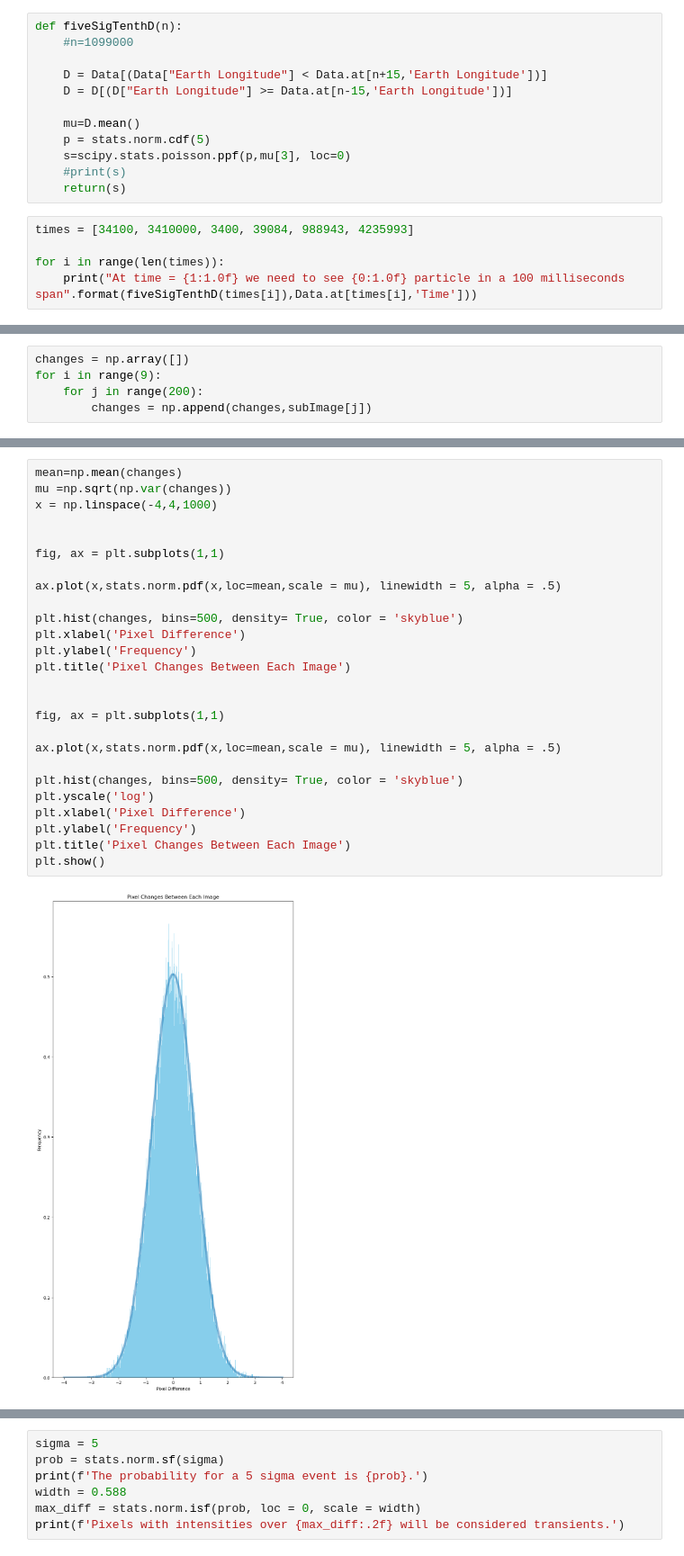
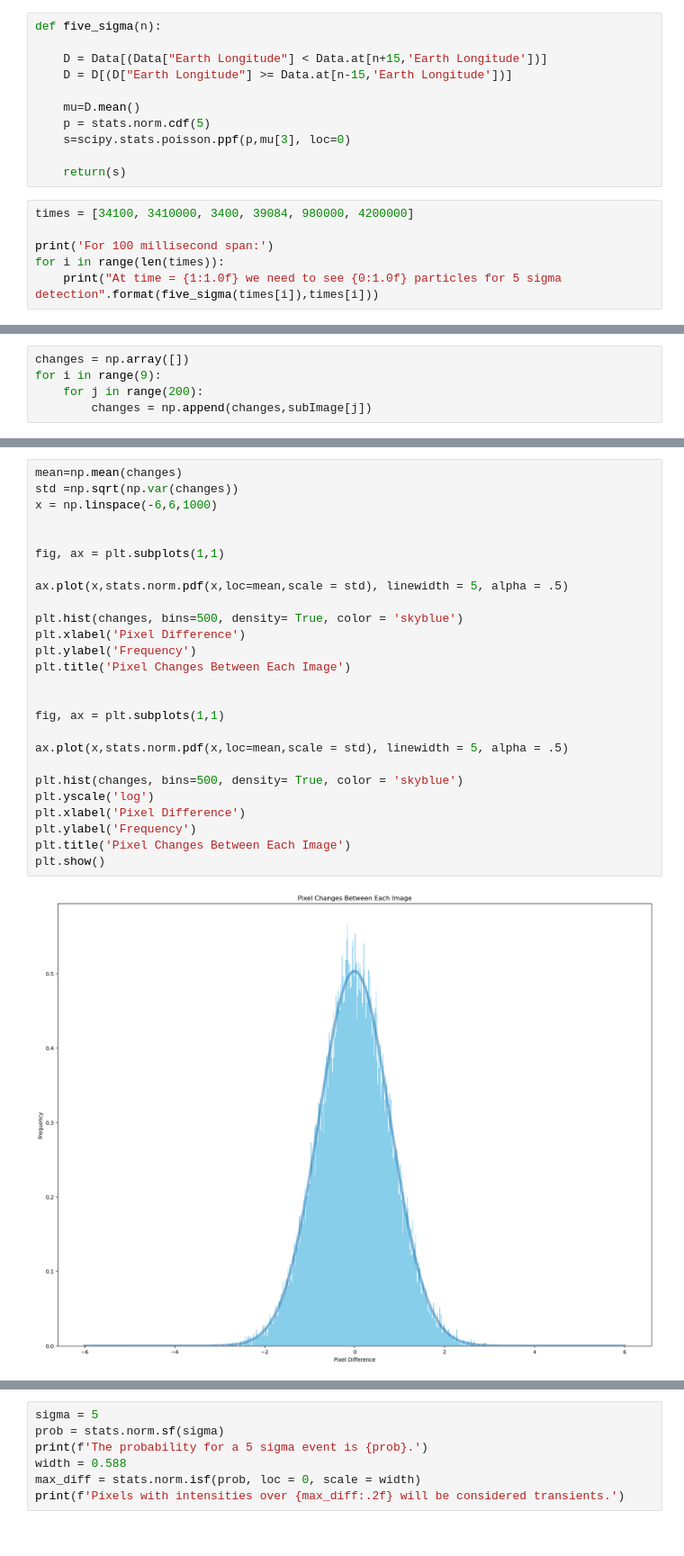
Before and after one commit to ciaramw0/phys434, a Jupyter notebook: Lab_4.ipynb, the cells around one changed output, grey strips where cells are left out. Shown at 90% size. Saved outputs shown, nothing was run; the diff lists cells and outputs as text.

```diff
--- a/Lab_4.ipynb
+++ b/Lab_4.ipynb
@@ -154,8 +158,7 @@ bg_spread(950000)
 # %% [markdown]
 #### 4) Because the background varies, your discovery sensitivity threshold (how many particles you would need to see) also varies. What is the '5-sigma' threshold for a 100 millisecond GRB at different times?
 # %%
-def fiveSigTenthD(n):
-    #n=1099000
+def five_sigma(n):
 
     D = Data[(Data["Earth Longitude"] < Data.at[n+15,'Earth Longitude'])]
     D = D[(D["Earth Longitude"] >= Data.at[n-15,'Earth Longitude'])]
@@ -163,11 +166,12 @@ def fiveSigTenthD(n):
     mu=D.mean()
     p = stats.norm.cdf(5)
     s=scipy.stats.poisson.ppf(p,mu[3], loc=0)
-    #print(s)
+
     return(s)
 # %%
-times = [34100, 3410000, 3400, 39084, 988943, 4235993]
+times = [34100, 3410000, 3400, 39084, 980000, 4200000]
 
+print('For 100 millisecond span:')
 for i in range(len(times)):
-    print("At time = {1:1.0f} we need to see {0:1.0f} particle in a 100 milliseconds span".format(fiveSigTenthD(times[i]),Data.at[times[i],'Time']))
+    print("At time = {1:1.0f} we need to see {0:1.0f} particles for 5 sigma detection".format(five_sigma(times[i]),times[i]))
 # %% [output]
@@ -219,28 +228,28 @@ for i in range(9):
 # %%
 mean=np.mean(changes)
-mu =np.sqrt(np.var(changes))
-x = np.linspace(-4,4,1000)
+std =np.sqrt(np.var(changes))
+x = np.linspace(-6,6,1000)
 
 
 fig, ax = plt.subplots(1,1)
 
-ax.plot(x,stats.norm.pdf(x,loc=mean,scale = mu), linewidth = 5, alpha = .5)
+ax.plot(x,stats.norm.pdf(x,loc=mean,scale = std), linewidth = 5, alpha = .5)
 
 plt.hist(changes, bins=500, density= True, color = 'skyblue')
 plt.xlabel('Pixel Difference')
 plt.ylabel('Frequency')
 plt.title('Pixel Changes Between Each Image')
 
 
 fig, ax = plt.subplots(1,1)
 
-ax.plot(x,stats.norm.pdf(x,loc=mean,scale = mu), linewidth = 5, alpha = .5)
+ax.plot(x,stats.norm.pdf(x,loc=mean,scale = std), linewidth = 5, alpha = .5)
 
 plt.hist(changes, bins=500, density= True, color = 'skyblue')
 plt.yscale('log')
 plt.xlabel('Pixel Difference')
 plt.ylabel('Frequency')
 plt.title('Pixel Changes Between Each Image')
 plt.show()
 # %% [output]
-[figure, old version]
+[figure, new version]
```
Also changed, not shown: parts of 14 cells of this notebook.
